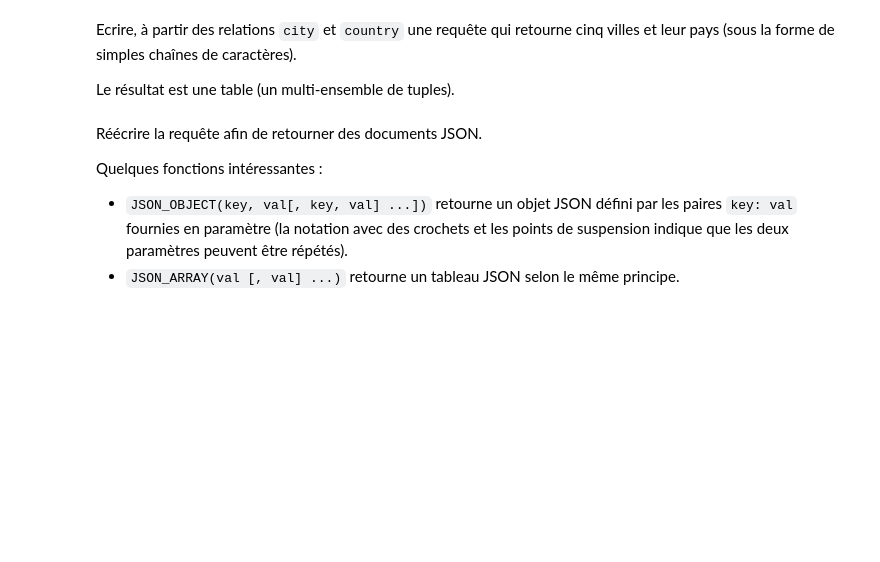
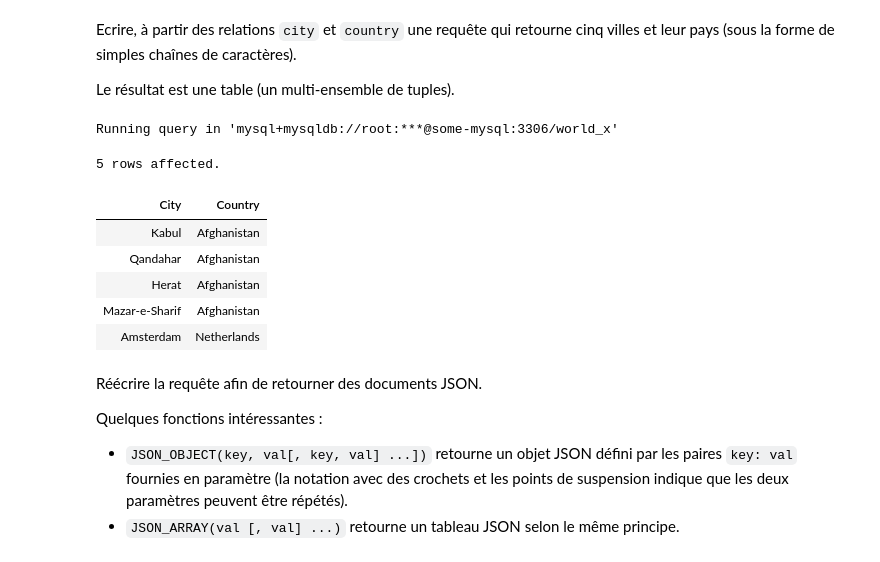
Before and after one commit to antoinech-courses/BigData-TP, a Jupyter notebook: tp1-2-3/tp3/tp3.ipynb, the cells around one changed output. Drawn from its saved outputs; the diff is of its cells as text; code cells hidden in the pictures; blank space fills up the shorter version.

```diff
--- a/tp1-2-3/tp3/tp3.ipynb
+++ b/tp1-2-3/tp3/tp3.ipynb
@@ -69,3 +132,18 @@ Le résultat est une table (un multi-ensemble de tuples).
+# %%
+%%sql
+SELECT c.Name AS City, co.Name as Country FROM
+    city c JOIN country co
+    ON c.CountryCode = co.Code
+    LIMIT 5
+# %% [output]
+Running query in 'mysql+mysqldb://root:***@some-mysql:3306/world_x'
+5 rows affected.
+| City | Country |
+| Kabul | Afghanistan |
+| Qandahar | Afghanistan |
+| Herat | Afghanistan |
+| Mazar-e-Sharif | Afghanistan |
+| Amsterdam | Netherlands |
 # %% [markdown]
 Réécrire la requête afin de retourner des documents JSON.
 
```
Also changed, not shown: parts of 37 cells of this notebook, 1 other file.
